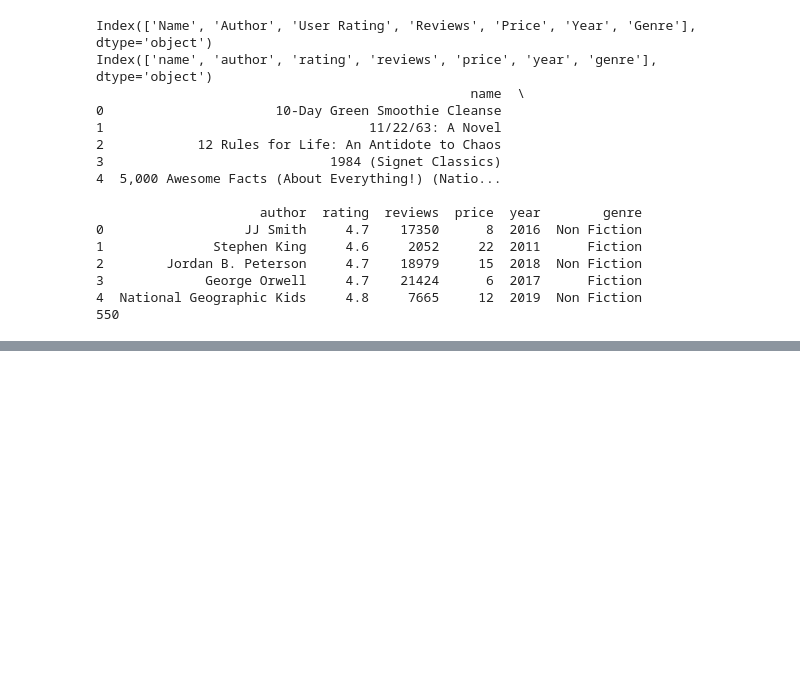
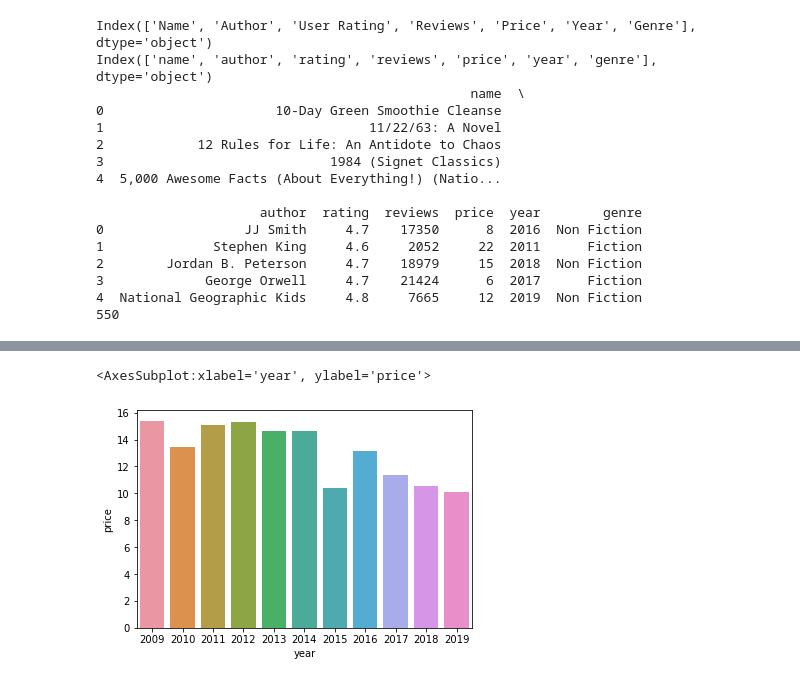
Before and after one commit to PhilipPhan/AmazonBestSellingBooks, a Jupyter notebook: amazon_books_EDA.ipynb, the cells around one changed output, grey strips where cells are left out. Drawn from its saved outputs; the diff is of its cells as text; code cells hidden in the pictures; blank space fills up the shorter version.

```diff
--- a/amazon_books_EDA.ipynb
+++ b/amazon_books_EDA.ipynb
@@ -52,2 +76,8 @@ plt.show()
 # %%
 #  bar graph average price per year and analysis
+avgprice = df.groupby('year').price.mean()
+avgprice
+sns.barplot(x = avgprice.index,y= avgprice)
+# %% [output]
+<AxesSubplot:xlabel='year', ylabel='price'>
+[figure, added]
```
Also changed, not shown: parts of 14 cells of this notebook.
